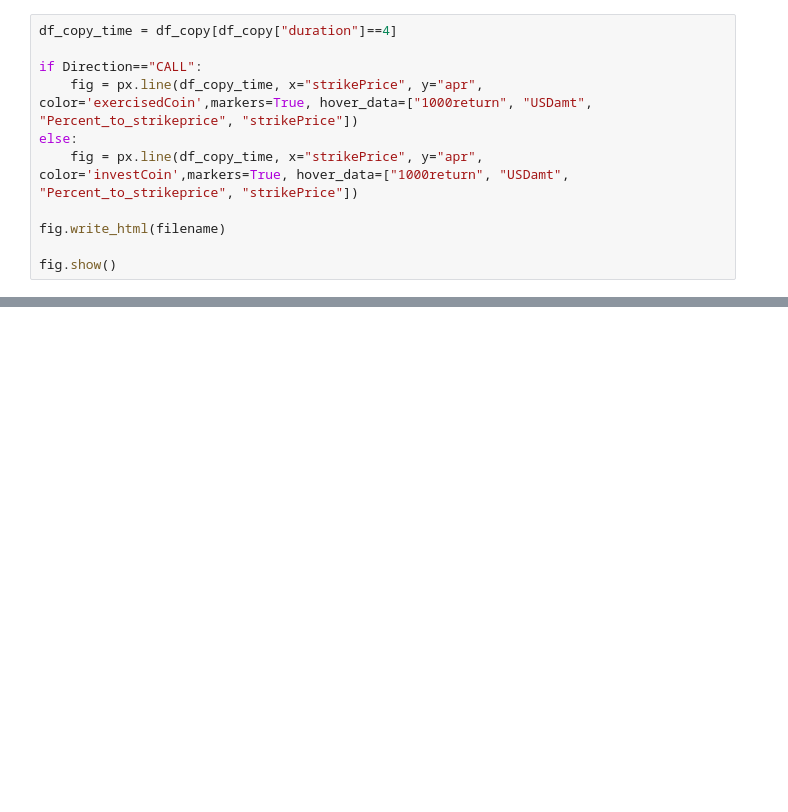
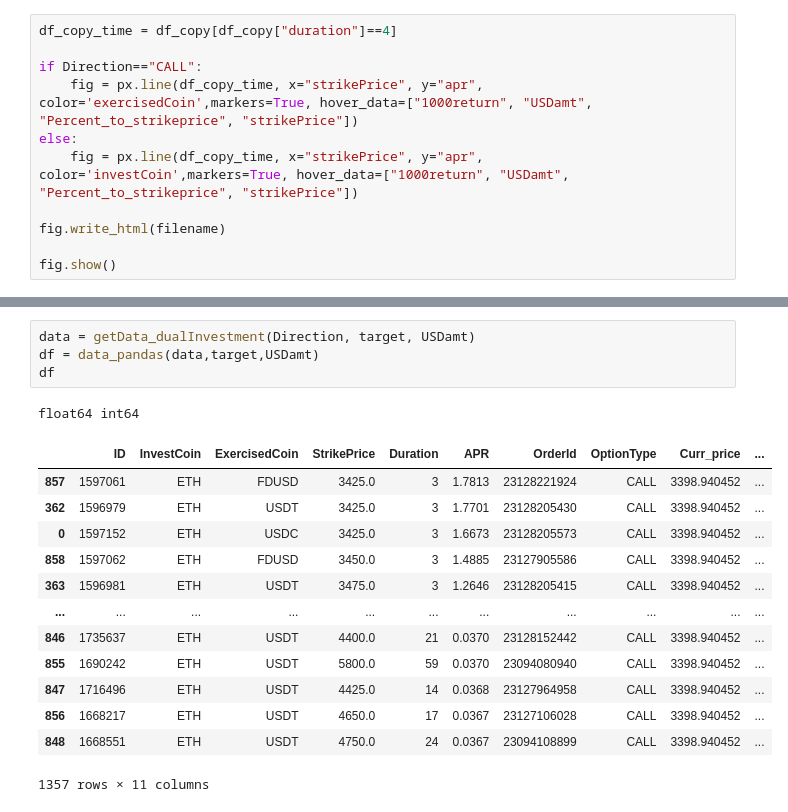
Before and after one commit to Sakthibats/AlgoRaid, a Jupyter notebook: Experiments/DualInvestments.ipynb, the cells around one changed output, grey strips where cells are left out. Cells and saved outputs as stored; diff of their text form; blank space fills up the shorter version.

Commit message:
added strikeprice filter

```diff
--- a/Experiments/DualInvestments.ipynb
+++ b/Experiments/DualInvestments.ipynb
@@ -437,0 +537,19 @@ print(asd)
+# %%
+data = getData_dualInvestment(Direction, target, USDamt)
+df = data_pandas(data,target,USDamt)
+df
+# %% [output]
+float64 int64
+|  | ID | InvestCoin | ExercisedCoin | StrikePrice | Duration | APR | OrderId | OptionType | Curr_price | ... |
+| 857 | 1597061 | ETH | FDUSD | 3425.0 | 3 | 1.7813 | 23128221924 | CALL | 3398.940452 | ... |
+| 362 | 1596979 | ETH | USDT | 3425.0 | 3 | 1.7701 | 23128205430 | CALL | 3398.940452 | ... |
+| 0 | 1597152 | ETH | USDC | 3425.0 | 3 | 1.6673 | 23128205573 | CALL | 3398.940452 | ... |
+| 858 | 1597062 | ETH | FDUSD | 3450.0 | 3 | 1.4885 | 23127905586 | CALL | 3398.940452 | ... |
+| 363 | 1596981 | ETH | USDT | 3475.0 | 3 | 1.2646 | 23128205415 | CALL | 3398.940452 | ... |
+| ... | ... | ... | ... | ... | ... | ... | ... | ... | ... | ... |
+| 846 | 1735637 | ETH | USDT | 4400.0 | 21 | 0.0370 | 23128152442 | CALL | 3398.940452 | ... |
+| 855 | 1690242 | ETH | USDT | 5800.0 | 59 | 0.0370 | 23094080940 | CALL | 3398.940452 | ... |
+| 847 | 1716496 | ETH | USDT | 4425.0 | 14 | 0.0368 | 23127964958 | CALL | 3398.940452 | ... |
+| 856 | 1668217 | ETH | USDT | 4650.0 | 17 | 0.0367 | 23127106028 | CALL | 3398.940452 | ... |
+| 848 | 1668551 | ETH | USDT | 4750.0 | 24 | 0.0367 | 23094108899 | CALL | 3398.940452 | ... |
+1357 rows × 11 columns
```
Also changed, not shown: parts of 12 cells of this notebook, 2 other files.
